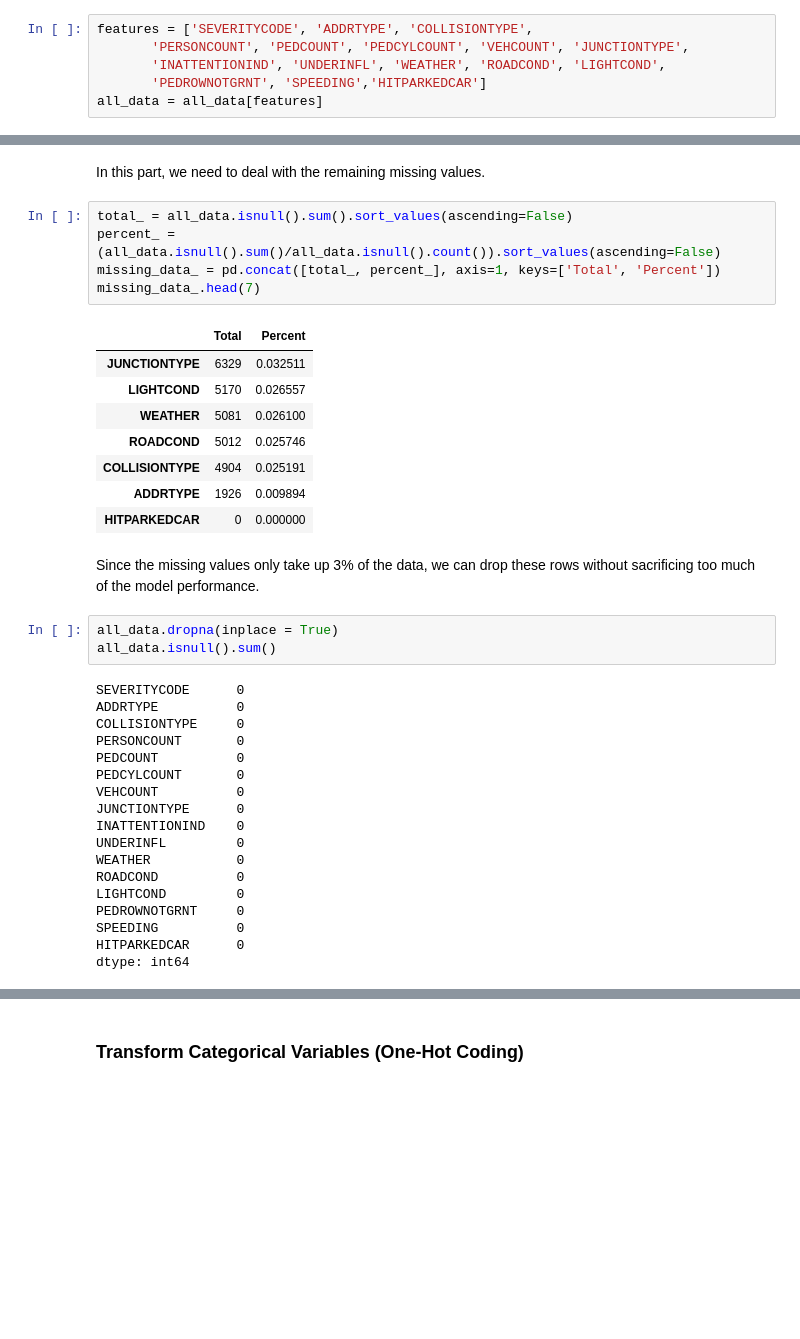
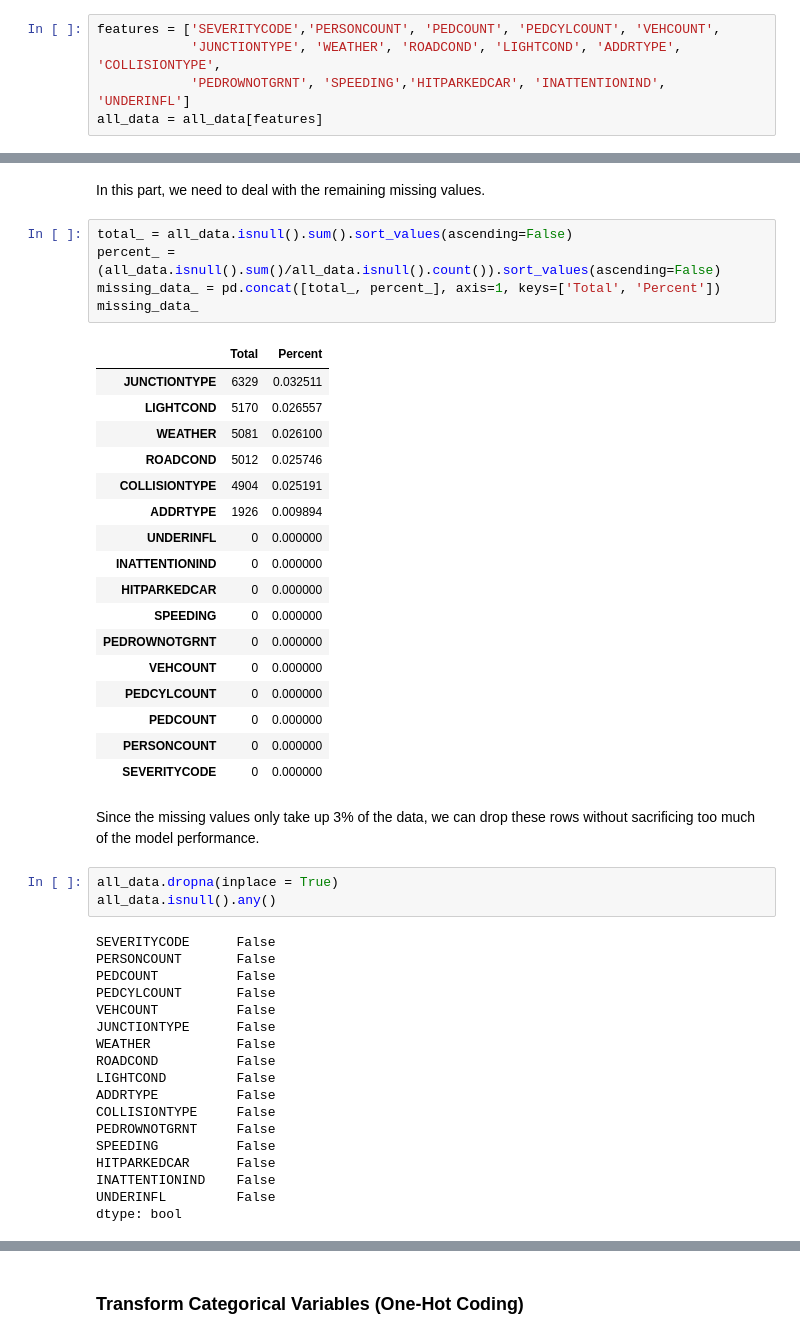
Before and after one commit to VincentWangzilu/Coursera_Capstone, a Jupyter notebook: Zilu Wang - Car Accident Severity Project.ipynb, the cells around one changed output, grey strips where cells are left out. Cells and saved outputs as stored; diff of their text form; blank space fills up the shorter version.

```diff
--- a/Zilu Wang - Car Accident Severity Project.ipynb
+++ b/Zilu Wang - Car Accident Severity Project.ipynb
@@ -564,8 +580,7 @@ Therefore, for baseline model performance, we will use the following variables t
 # %%
-features = ['SEVERITYCODE', 'ADDRTYPE', 'COLLISIONTYPE',
-       'PERSONCOUNT', 'PEDCOUNT', 'PEDCYLCOUNT', 'VEHCOUNT', 'JUNCTIONTYPE',
-       'INATTENTIONIND', 'UNDERINFL', 'WEATHER', 'ROADCOND', 'LIGHTCOND',
-       'PEDROWNOTGRNT', 'SPEEDING','HITPARKEDCAR']
+features = ['SEVERITYCODE','PERSONCOUNT', 'PEDCOUNT', 'PEDCYLCOUNT', 'VEHCOUNT',
+            'JUNCTIONTYPE', 'WEATHER', 'ROADCOND', 'LIGHTCOND', 'ADDRTYPE', 'COLLISIONTYPE',
+            'PEDROWNOTGRNT', 'SPEEDING','HITPARKEDCAR', 'INATTENTIONIND', 'UNDERINFL']
 all_data = all_data[features]
 # %% [markdown]
 ## 6. Data Preprocessing for Machine Learning
@@ -576,37 +591,46 @@ In this part, we need to deal with the remaining missing values.
 # %%
 total_ = all_data.isnull().sum().sort_values(ascending=False)
 percent_ = (all_data.isnull().sum()/all_data.isnull().count()).sort_values(ascending=False)
 missing_data_ = pd.concat([total_, percent_], axis=1, keys=['Total', 'Percent'])
-missing_data_.head(7)
+missing_data_
 # %% [output]
 |  | Total | Percent |
 | JUNCTIONTYPE | 6329 | 0.032511 |
 | LIGHTCOND | 5170 | 0.026557 |
 | WEATHER | 5081 | 0.026100 |
 | ROADCOND | 5012 | 0.025746 |
 | COLLISIONTYPE | 4904 | 0.025191 |
 | ADDRTYPE | 1926 | 0.009894 |
+| UNDERINFL | 0 | 0.000000 |
+| INATTENTIONIND | 0 | 0.000000 |
 | HITPARKEDCAR | 0 | 0.000000 |
+| SPEEDING | 0 | 0.000000 |
+| PEDROWNOTGRNT | 0 | 0.000000 |
+| VEHCOUNT | 0 | 0.000000 |
+| PEDCYLCOUNT | 0 | 0.000000 |
+| PEDCOUNT | 0 | 0.000000 |
+| PERSONCOUNT | 0 | 0.000000 |
+| SEVERITYCODE | 0 | 0.000000 |
 # %% [markdown]
 Since the missing values only take up 3% of the data, we can drop these rows without sacrificing too much of the model performance.
 # %%
 all_data.dropna(inplace = True)
-all_data.isnull().sum()
+all_data.isnull().any()
 # %% [output]
-SEVERITYCODE      0
-ADDRTYPE          0
-COLLISIONTYPE     0
-PERSONCOUNT       0
-PEDCOUNT          0
-PEDCYLCOUNT       0
-VEHCOUNT          0
-JUNCTIONTYPE      0
-INATTENTIONIND    0
-UNDERINFL         0
-WEATHER           0
-ROADCOND          0
-LIGHTCOND         0
-PEDROWNOTGRNT     0
-SPEEDING          0
-HITPARKEDCAR      0
-dtype: int64
+SEVERITYCODE      False
+PERSONCOUNT       False
+PEDCOUNT          False
+PEDCYLCOUNT       False
+VEHCOUNT          False
+JUNCTIONTYPE      False
+WEATHER           False
+ROADCOND          False
+LIGHTCOND         False
+ADDRTYPE          False
+COLLISIONTYPE     False
+PEDROWNOTGRNT     False
+SPEEDING          False
+HITPARKEDCAR      False
+INATTENTIONIND    False
+UNDERINFL         False
+dtype: bool
```
Also changed, not shown: parts of 96 cells of this notebook.
